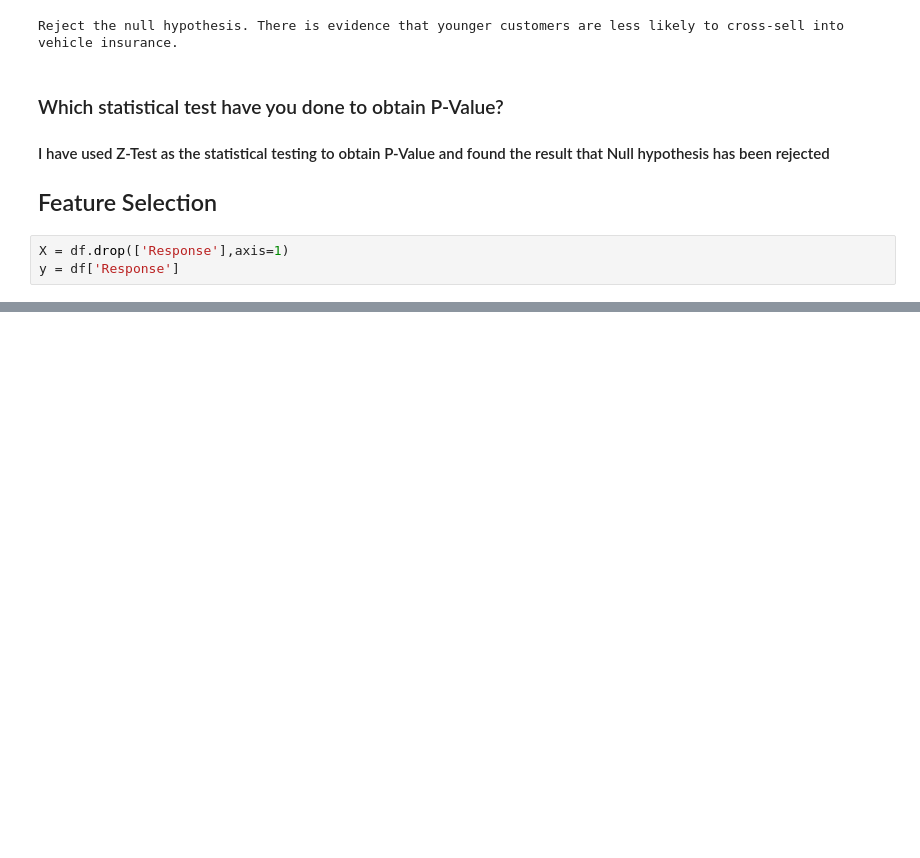
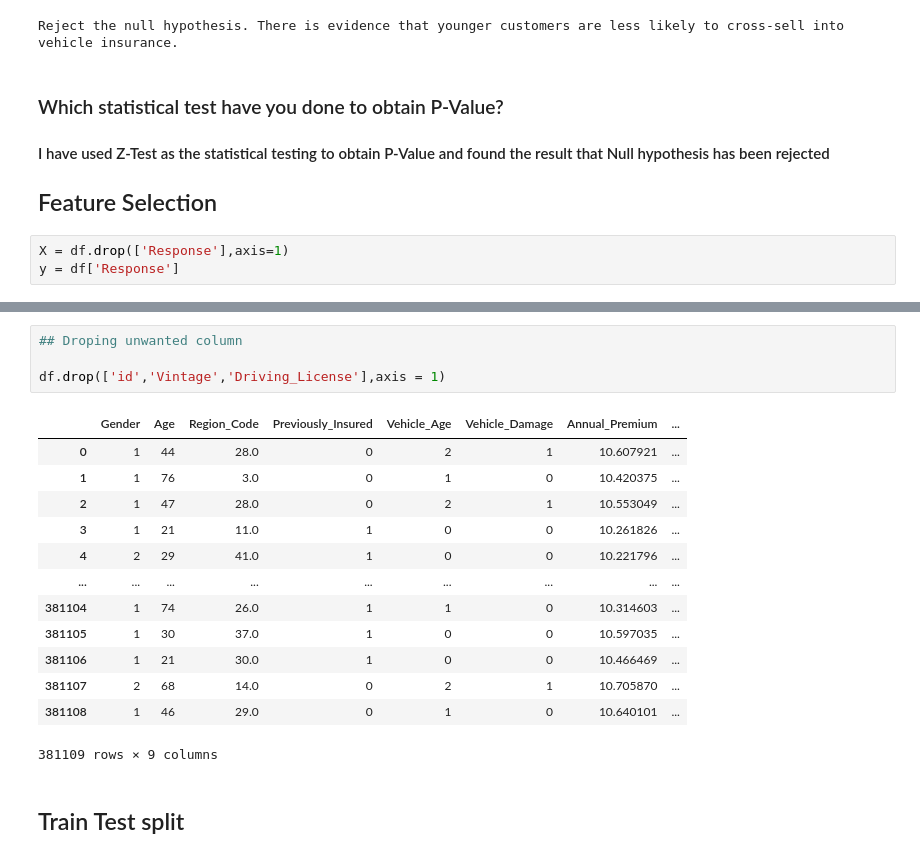
Before and after one commit to rajkumarshedage/Health-Insurance-Cross-Sell-Prediction, a Jupyter notebook: Health_Insurance_Cross_Sell_Prediction_.ipynb, the cells around one changed output, grey strips where cells are left out. Cells and saved outputs as stored; diff of their text form; blank space fills up the shorter version.

Commit message:
Train test split

```diff
--- a/Health_Insurance_Cross_Sell_Prediction_.ipynb
+++ b/Health_Insurance_Cross_Sell_Prediction_.ipynb
@@ -1267,0 +1277,20 @@ y = df['Response']
+# %%
+## Droping unwanted column
+
+df.drop(['id','Vintage','Driving_License'],axis = 1)
+# %% [output]
+|  | Gender | Age | Region_Code | Previously_Insured | Vehicle_Age | Vehicle_Damage | Annual_Premium | ... |
+| 0 | 1 | 44 | 28.0 | 0 | 2 | 1 | 10.607921 | ... |
+| 1 | 1 | 76 | 3.0 | 0 | 1 | 0 | 10.420375 | ... |
+| 2 | 1 | 47 | 28.0 | 0 | 2 | 1 | 10.553049 | ... |
+| 3 | 1 | 21 | 11.0 | 1 | 0 | 0 | 10.261826 | ... |
+| 4 | 2 | 29 | 41.0 | 1 | 0 | 0 | 10.221796 | ... |
+| ... | ... | ... | ... | ... | ... | ... | ... | ... |
+| 381104 | 1 | 74 | 26.0 | 1 | 1 | 0 | 10.314603 | ... |
+| 381105 | 1 | 30 | 37.0 | 1 | 0 | 0 | 10.597035 | ... |
+| 381106 | 1 | 21 | 30.0 | 1 | 0 | 0 | 10.466469 | ... |
+| 381107 | 2 | 68 | 14.0 | 0 | 2 | 1 | 10.705870 | ... |
+| 381108 | 1 | 46 | 29.0 | 0 | 1 | 0 | 10.640101 | ... |
+381109 rows × 9 columns
+# %% [markdown]
+## Train Test split
```
Also changed, not shown: parts of 2 cells of this notebook.
